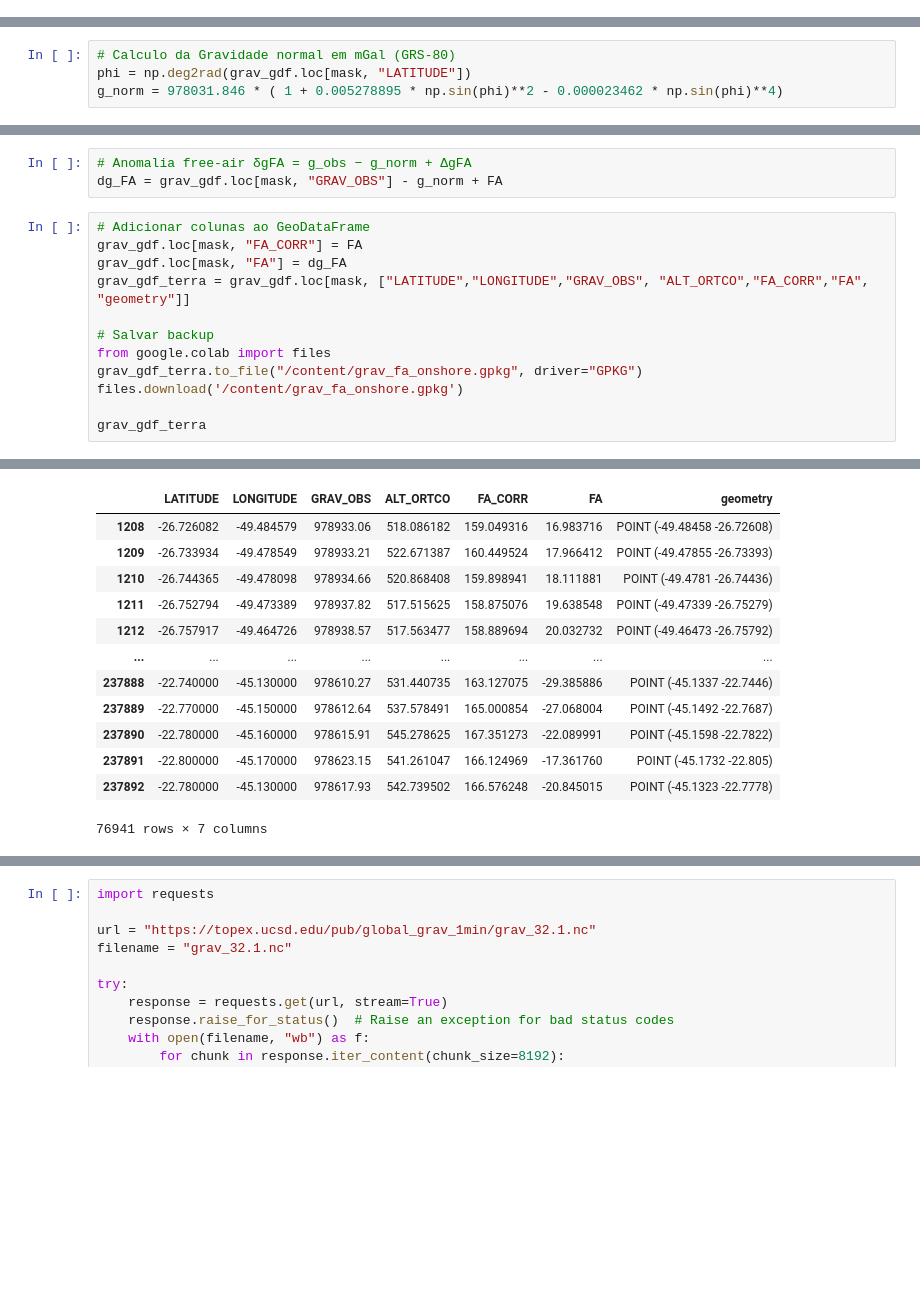
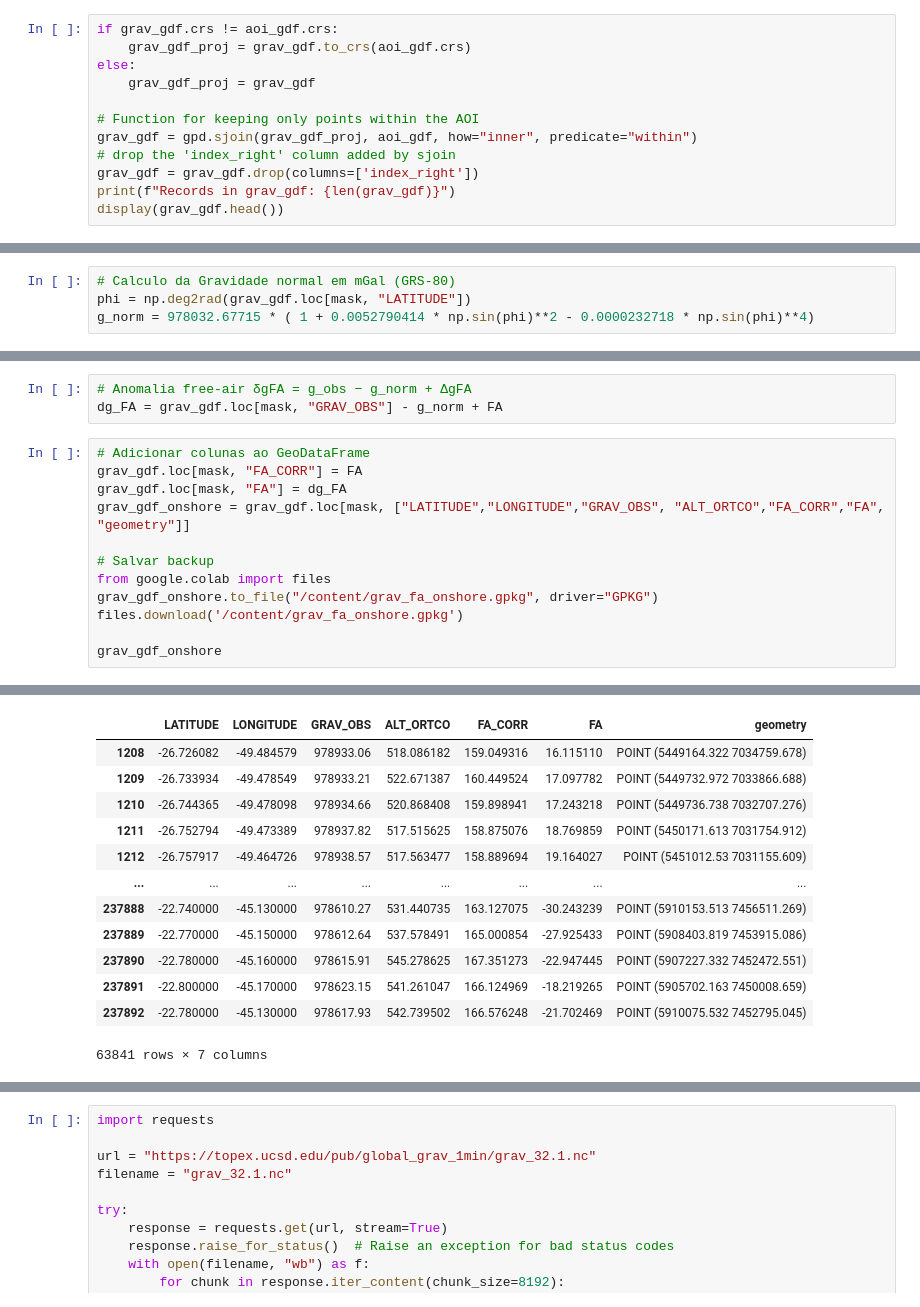
Before and after one commit to lszam/potentials-on, a Jupyter notebook: PosdocON_GravCamposSantosRibeira_Etapa02.ipynb, the cells around one changed output, grey strips where cells are left out. Drawn from its saved outputs; the diff is of its cells as text; blank space fills up the shorter version.

```diff
--- a/PosdocON_GravCamposSantosRibeira_Etapa02.ipynb
+++ b/PosdocON_GravCamposSantosRibeira_Etapa02.ipynb
@@ -247,0 +167,12 @@ Número de registros em grav_gdf é: 237893
+# %%
+if grav_gdf.crs != aoi_gdf.crs:
+    grav_gdf_proj = grav_gdf.to_crs(aoi_gdf.crs)
+else:
+    grav_gdf_proj = grav_gdf
+
+# Function for keeping only points within the AOI
+grav_gdf = gpd.sjoin(grav_gdf_proj, aoi_gdf, how="inner", predicate="within")
+# drop the 'index_right' column added by sjoin
+grav_gdf = grav_gdf.drop(columns=['index_right'])
+print(f"Records in grav_gdf: {len(grav_gdf)}")
+display(grav_gdf.head())
@@ -312,7 +228,7 @@ Alternativa
 # %%
 # Calculo da Gravidade normal em mGal (GRS-80)
 phi = np.deg2rad(grav_gdf.loc[mask, "LATITUDE"])
-g_norm = 978031.846 * ( 1 + 0.005278895 * np.sin(phi)**2 - 0.000023462 * np.sin(phi)**4)
+g_norm = 978032.67715 * ( 1 + 0.0052790414 * np.sin(phi)**2 - 0.0000232718 * np.sin(phi)**4)
 # %%
 # Altitude ortométrica H (m)
 H = grav_gdf.loc[mask, "ALT_ORTCO"]
@@ -325,29 +241,29 @@ dg_FA = grav_gdf.loc[mask, "GRAV_OBS"] - g_norm + FA
 # %%
 # Adicionar colunas ao GeoDataFrame
 grav_gdf.loc[mask, "FA_CORR"] = FA
 grav_gdf.loc[mask, "FA"] = dg_FA
-grav_gdf_terra = grav_gdf.loc[mask, ["LATITUDE","LONGITUDE","GRAV_OBS", "ALT_ORTCO","FA_CORR","FA", "geometry"]]
+grav_gdf_onshore = grav_gdf.loc[mask, ["LATITUDE","LONGITUDE","GRAV_OBS", "ALT_ORTCO","FA_CORR","FA", "geometry"]]
 
 # Salvar backup
 from google.colab import files
-grav_gdf_terra.to_file("/content/grav_fa_onshore.gpkg", driver="GPKG")
+grav_gdf_onshore.to_file("/content/grav_fa_onshore.gpkg", driver="GPKG")
 files.download('/content/grav_fa_onshore.gpkg')
 
-grav_gdf_terra
+grav_gdf_onshore
 # %% [output]
 [interactive output not drawn]
 [interactive output not drawn]
 |  | LATITUDE | LONGITUDE | GRAV_OBS | ALT_ORTCO | FA_CORR | FA | geometry |
-| 1208 | -26.726082 | -49.484579 | 978933.06 | 518.086182 | 159.049316 | 16.983716 | POINT (-49.48458 -26.72608) |
-| 1209 | -26.733934 | -49.478549 | 978933.21 | 522.671387 | 160.449524 | 17.966412 | POINT (-49.47855 -26.73393) |
-| 1210 | -26.744365 | -49.478098 | 978934.66 | 520.868408 | 159.898941 | 18.111881 | POINT (-49.4781 -26.74436) |
-| 1211 | -26.752794 | -49.473389 | 978937.82 | 517.515625 | 158.875076 | 19.638548 | POINT (-49.47339 -26.75279) |
-| 1212 | -26.757917 | -49.464726 | 978938.57 | 517.563477 | 158.889694 | 20.032732 | POINT (-49.46473 -26.75792) |
+| 1208 | -26.726082 | -49.484579 | 978933.06 | 518.086182 | 159.049316 | 16.115110 | POINT (5449164.322 7034759.678) |
+| 1209 | -26.733934 | -49.478549 | 978933.21 | 522.671387 | 160.449524 | 17.097782 | POINT (5449732.972 7033866.688) |
+| 1210 | -26.744365 | -49.478098 | 978934.66 | 520.868408 | 159.898941 | 17.243218 | POINT (5449736.738 7032707.276) |
+| 1211 | -26.752794 | -49.473389 | 978937.82 | 517.515625 | 158.875076 | 18.769859 | POINT (5450171.613 7031754.912) |
+| 1212 | -26.757917 | -49.464726 | 978938.57 | 517.563477 | 158.889694 | 19.164027 | POINT (5451012.53 7031155.609) |
 | ... | ... | ... | ... | ... | ... | ... | ... |
-| 237888 | -22.740000 | -45.130000 | 978610.27 | 531.440735 | 163.127075 | -29.385886 | POINT (-45.1337 -22.7446) |
-| 237889 | -22.770000 | -45.150000 | 978612.64 | 537.578491 | 165.000854 | -27.068004 | POINT (-45.1492 -22.7687) |
-| 237890 | -22.780000 | -45.160000 | 978615.91 | 545.278625 | 167.351273 | -22.089991 | POINT (-45.1598 -22.7822) |
-| 237891 | -22.800000 | -45.170000 | 978623.15 | 541.261047 | 166.124969 | -17.361760 | POINT (-45.1732 -22.805) |
-| 237892 | -22.780000 | -45.130000 | 978617.93 | 542.739502 | 166.576248 | -20.845015 | POINT (-45.1323 -22.7778) |
+| 237888 | -22.740000 | -45.130000 | 978610.27 | 531.440735 | 163.127075 | -30.243239 | POINT (5910153.513 7456511.269) |
+| 237889 | -22.770000 | -45.150000 | 978612.64 | 537.578491 | 165.000854 | -27.925433 | POINT (5908403.819 7453915.086) |
+| 237890 | -22.780000 | -45.160000 | 978615.91 | 545.278625 | 167.351273 | -22.947445 | POINT (5907227.332 7452472.551) |
+| 237891 | -22.800000 | -45.170000 | 978623.15 | 541.261047 | 166.124969 | -18.219265 | POINT (5905702.163 7450008.659) |
+| 237892 | -22.780000 | -45.130000 | 978617.93 | 542.739502 | 166.576248 | -21.702469 | POINT (5910075.532 7452795.045) |
-76941 rows × 7 columns
+63841 rows × 7 columns
 # %%
```
Also changed, not shown: parts of 32 cells of this notebook.
